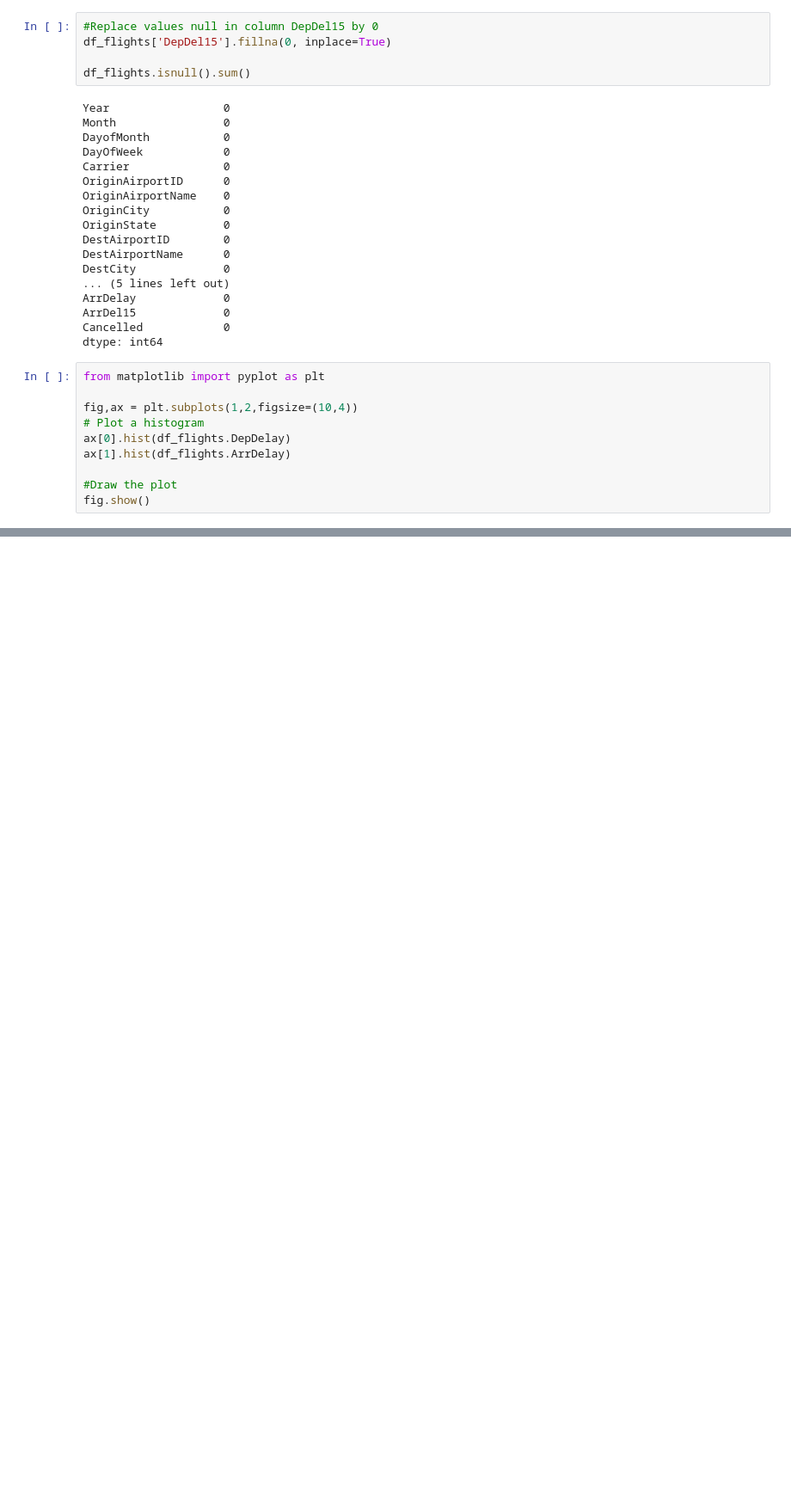
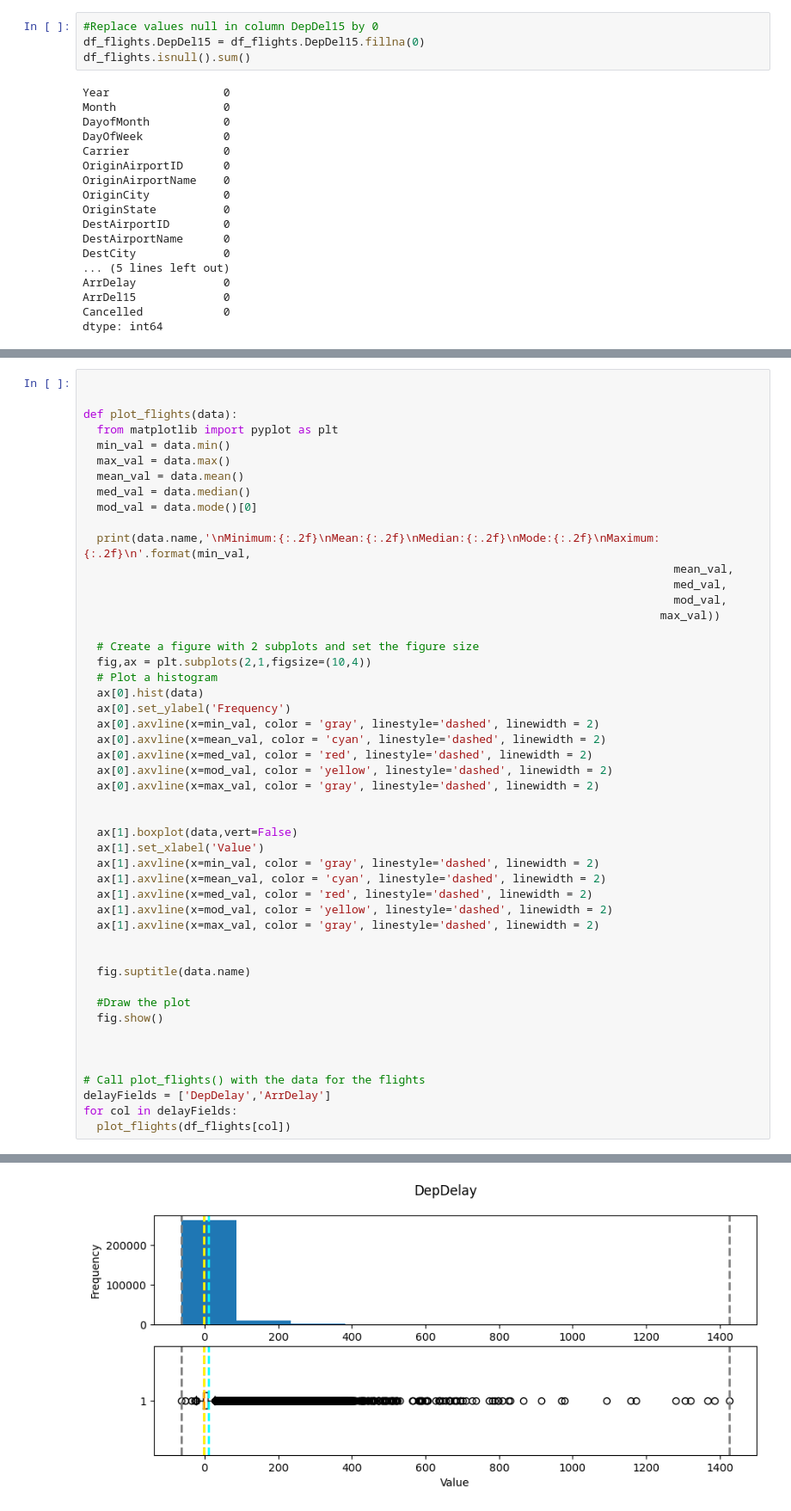
Before and after one commit to ignaciops00/ml-basics, a Jupyter notebook: challenges/01 - Flights Challenge.ipynb, the cells around one changed output, grey strips where cells are left out. Shown at 86% size. Drawn from its saved outputs; the diff is of its cells as text; blank space fills up the shorter version.

```diff
--- a/challenges/01 - Flights Challenge.ipynb
+++ b/challenges/01 - Flights Challenge.ipynb
@@ -83,7 +114,6 @@ df_flights[df_flights.isnull().any(axis=1)]
 # %%
 #Replace values null in column DepDel15 by 0
-df_flights['DepDel15'].fillna(0, inplace=True)
-
+df_flights.DepDel15 = df_flights.DepDel15.fillna(0)
 df_flights.isnull().sum()
 # %% [output]
 Year                 0
@@ -103,13 +133,3 @@ ArrDelay             0
 ArrDel15             0
 Cancelled            0
 dtype: int64
-# %%
-from matplotlib import pyplot as plt
-
-fig,ax = plt.subplots(1,2,figsize=(10,4))
-# Plot a histogram
-ax[0].hist(df_flights.DepDelay)
-ax[1].hist(df_flights.ArrDelay)
-
-#Draw the plot
-fig.show()
@@ -117,0 +136,50 @@ fig.show()
+# %%
+
+
+def plot_flights(data):
+  from matplotlib import pyplot as plt
+  min_val = data.min()
+  max_val = data.max()
+  mean_val = data.mean()
+  med_val = data.median()
+  mod_val = data.mode()[0]
+
+  print(data.name,'\nMinimum:{:.2f}\nMean:{:.2f}\nMedian:{:.2f}\nMode:{:.2f}\nMaximum:{:.2f}\n'.format(min_val,
+                                                                                        mean_val,
+                                                                                        med_val,
+                                                                                        mod_val,
+                                                                                      max_val))
+
+  # Create a figure with 2 subplots and set the figure size
+  fig,ax = plt.subplots(2,1,figsize=(10,4))
+  # Plot a histogram
+  ax[0].hist(data)
+  ax[0].set_ylabel('Frequency')
+  ax[0].axvline(x=min_val, color = 'gray', linestyle='dashed', linewidth = 2)
+  ax[0].axvline(x=mean_val, color = 'cyan', linestyle='dashed', linewidth = 2)
+  ax[0].axvline(x=med_val, color = 'red', linestyle='dashed', linewidth = 2)
+  ax[0].axvline(x=mod_val, color = 'yellow', linestyle='dashed', linewidth = 2)
+  ax[0].axvline(x=max_val, color = 'gray', linestyle='dashed', linewidth = 2)
+
+
+  ax[1].boxplot(data,vert=False)
+  ax[1].set_xlabel('Value')
+  ax[1].axvline(x=min_val, color = 'gray', linestyle='dashed', linewidth = 2)
+  ax[1].axvline(x=mean_val, color = 'cyan', linestyle='dashed', linewidth = 2)
+  ax[1].axvline(x=med_val, color = 'red', linestyle='dashed', linewidth = 2)
+  ax[1].axvline(x=mod_val, color = 'yellow', linestyle='dashed', linewidth = 2)
+  ax[1].axvline(x=max_val, color = 'gray', linestyle='dashed', linewidth = 2)
+
+
+  fig.suptitle(data.name)
+
+  #Draw the plot
+  fig.show()
+
+
+
+# Call plot_flights() with the data for the flights
+delayFields = ['DepDelay','ArrDelay']
+for col in delayFields:
+  plot_flights(df_flights[col])
+# %% [output]
@@ -117,0 +199 @@ fig.show()
+[figure, added]
```
Also changed, not shown: parts of 21 cells of this notebook, 1 other file.
